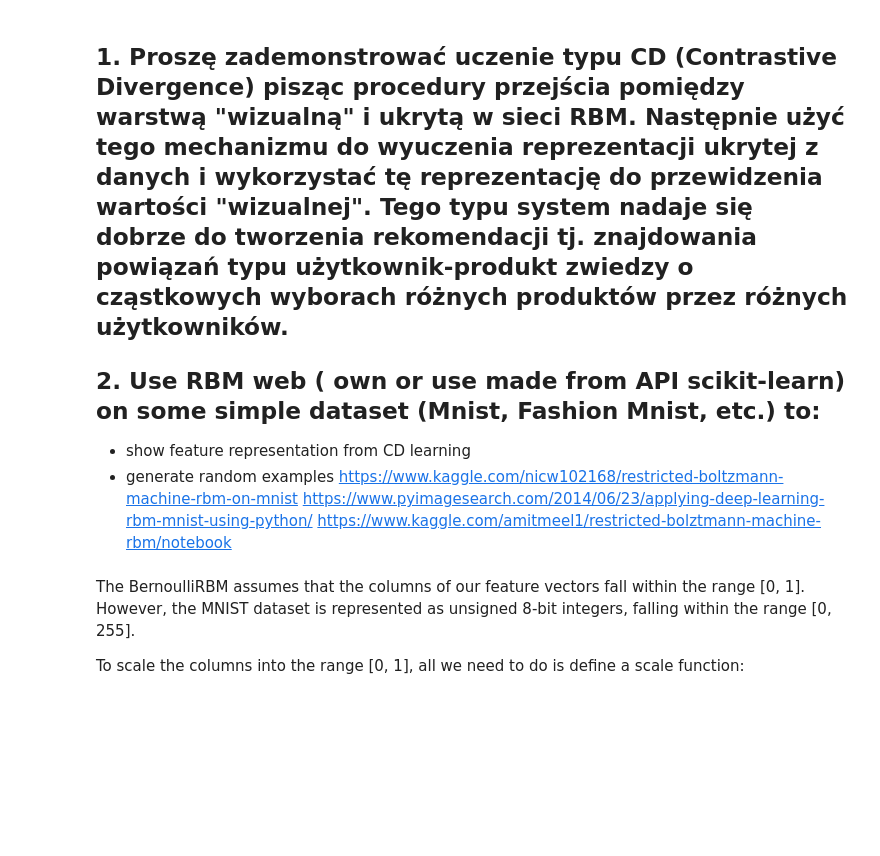
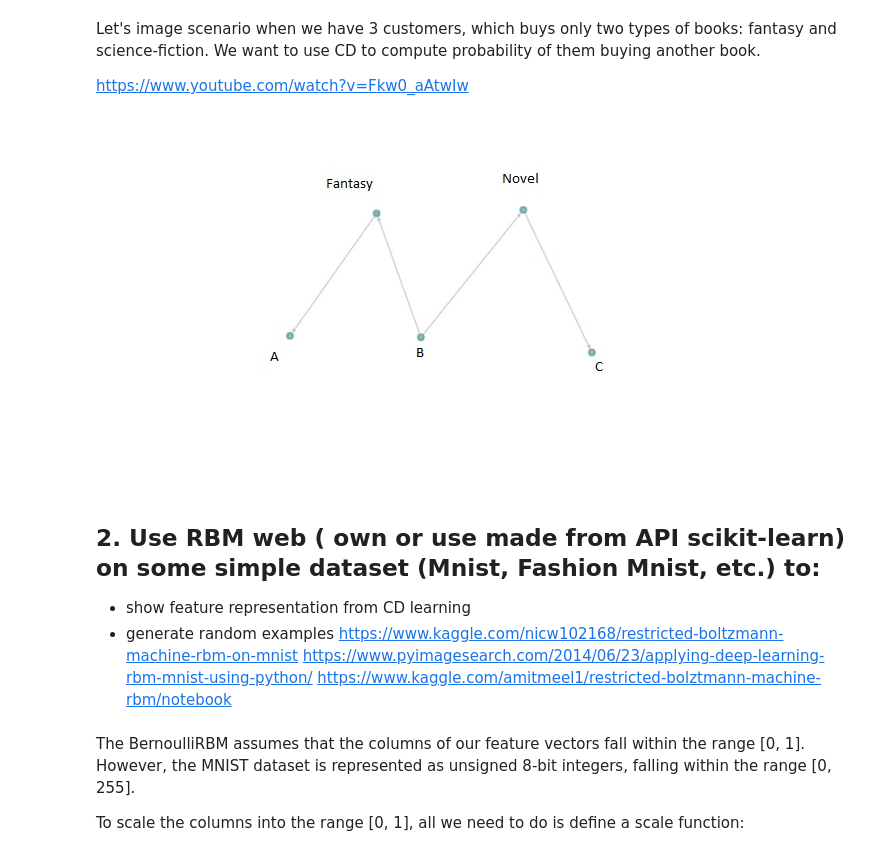
Before and after one commit to pajelonek/deep_learning_lab, a Jupyter notebook: lab3/lab3.ipynb, the cells around one changed output. Drawn from its saved outputs; the diff is of its cells as text; code cells hidden in the pictures; blank space fills up the shorter version.

```diff
--- a/lab3/lab3.ipynb
+++ b/lab3/lab3.ipynb
@@ -12,6 +18,13 @@ plt.rcParams['image.cmap'] = 'gray'
+# %% [markdown]
+Let's image scenario when we have 3 customers, which buys only two types of books: fantasy and science-fiction.
+We want to use CD to compute probability of them buying another book.
+
+https://www.youtube.com/watch?v=Fkw0_aAtwIw
+# %%
+Image(filename='example.jpg')
+# %% [output]
+[figure, added]
 # %% [markdown]
-## 1. Proszę zademonstrować uczenie typu CD (Contrastive Divergence) pisząc procedury przejścia pomiędzy warstwą "wizualną" i ukrytą w sieci RBM. Następnie użyć tego mechanizmu do wyuczenia reprezentacji ukrytej z danych i wykorzystać tę reprezentację do przewidzenia wartości "wizualnej". Tego typu system nadaje się dobrze do tworzenia rekomendacji tj. znajdowania powiązań typu użytkownik-produkt zwiedzy o cząstkowych wyborach różnych produktów przez różnych użytkowników.
-
 ## 2. Use RBM web ( own or use made from API scikit-learn) on some simple dataset (Mnist, Fashion Mnist, etc.) to:
 -   show feature representation from CD learning
 -   generate random examples
```
Also changed, not shown: parts of 10 cells of this notebook, 2 other files.
